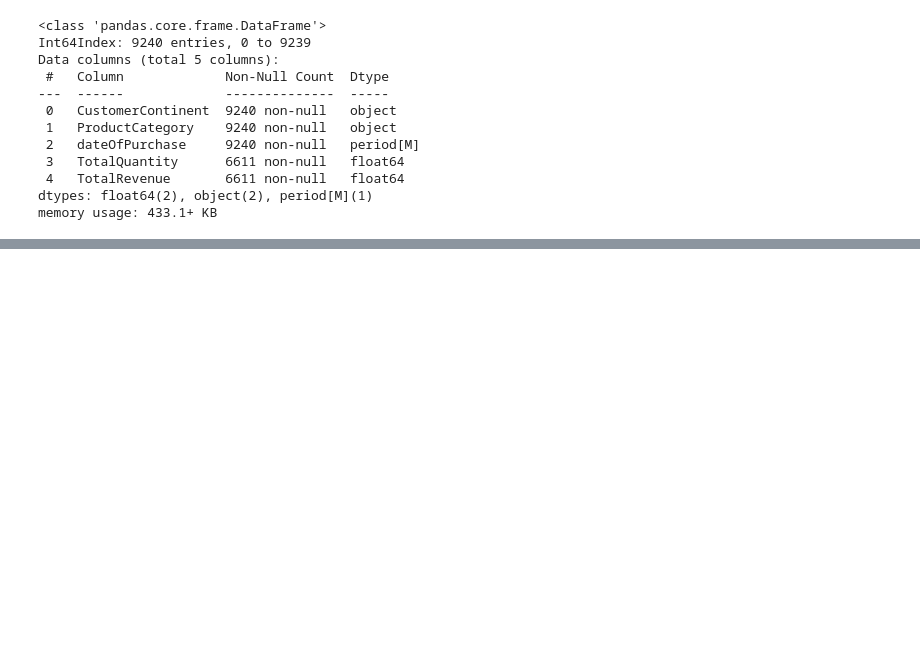
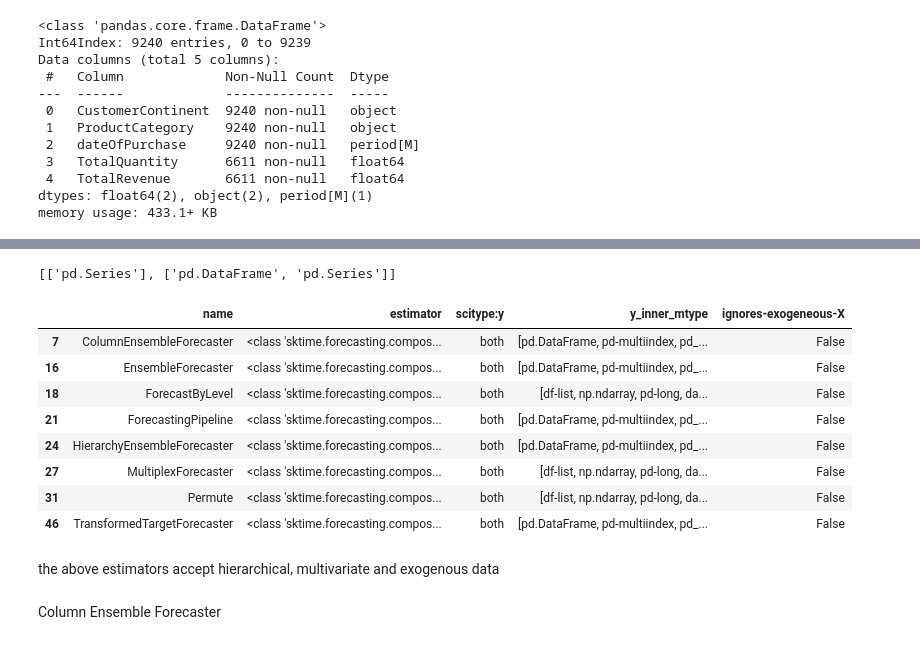
Before and after one commit to josephine-amponsah/hierarchical-forecasting, a Jupyter notebook: notebooks/multivariate-HTS.ipynb, the cells around one changed output, grey strips where cells are left out. Drawn from its saved outputs; the diff is of its cells as text; code cells hidden in the pictures; blank space fills up the shorter version.

Commit message:
trained column & ensemble forecasters

```diff
--- a/notebooks/multivariate-HTS.ipynb
+++ b/notebooks/multivariate-HTS.ipynb
@@ -185,0 +194,7 @@ new_df.to_csv("../data/forecast.csv")
+# %%
+hier_forecasters = all_estimators(
+    "forecaster", as_dataframe=True, return_tags=["scitype:y", "y_inner_mtype", "ignores-exogeneous-X"]
+)
+# %%
+hier_forecasters = hier_forecasters[(hier_forecasters["y_inner_mtype"] != "pd.Series") &
+                                    (hier_forecasters["y_inner_mtype"] != "pd.DataFrame")]
@@ -185,0 +210,27 @@ new_df.to_csv("../data/forecast.csv")
+# %%
+unwanted = []
+for i in hier_forecasters["y_inner_mtype"]:
+    if "pd_multiindex_hier" not in i:
+        unwanted.append(i)
+# %%
+unwanted
+# %% [output]
+[['pd.Series'], ['pd.DataFrame', 'pd.Series']]
+# %%
+hierarchical = hier_forecasters[(hier_forecasters["scitype:y"] != "univariate") & (~hier_forecasters["y_inner_mtype"].isin(unwanted))]
+# %%
+hierarchical
+# %% [output]
+|  | name | estimator | scitype:y | y_inner_mtype | ignores-exogeneous-X |
+| 7 | ColumnEnsembleForecaster | <class 'sktime.forecasting.compos... | both | [pd.DataFrame, pd-multiindex, pd_... | False |
+| 16 | EnsembleForecaster | <class 'sktime.forecasting.compos... | both | [pd.DataFrame, pd-multiindex, pd_... | False |
+| 18 | ForecastByLevel | <class 'sktime.forecasting.compos... | both | [df-list, np.ndarray, pd-long, da... | False |
+| 21 | ForecastingPipeline | <class 'sktime.forecasting.compos... | both | [pd.DataFrame, pd-multiindex, pd_... | False |
+| 24 | HierarchyEnsembleForecaster | <class 'sktime.forecasting.compos... | both | [pd.DataFrame, pd-multiindex, pd_... | False |
+| 27 | MultiplexForecaster | <class 'sktime.forecasting.compos... | both | [df-list, np.ndarray, pd-long, da... | False |
+| 31 | Permute | <class 'sktime.forecasting.compos... | both | [df-list, np.ndarray, pd-long, da... | False |
+| 46 | TransformedTargetForecaster | <class 'sktime.forecasting.compos... | both | [pd.DataFrame, pd-multiindex, pd_... | False |
+# %% [markdown]
+the above estimators accept hierarchical, multivariate and exogenous data
+# %% [markdown]
+Column Ensemble Forecaster
```
Also changed, not shown: parts of 29 cells of this notebook.
